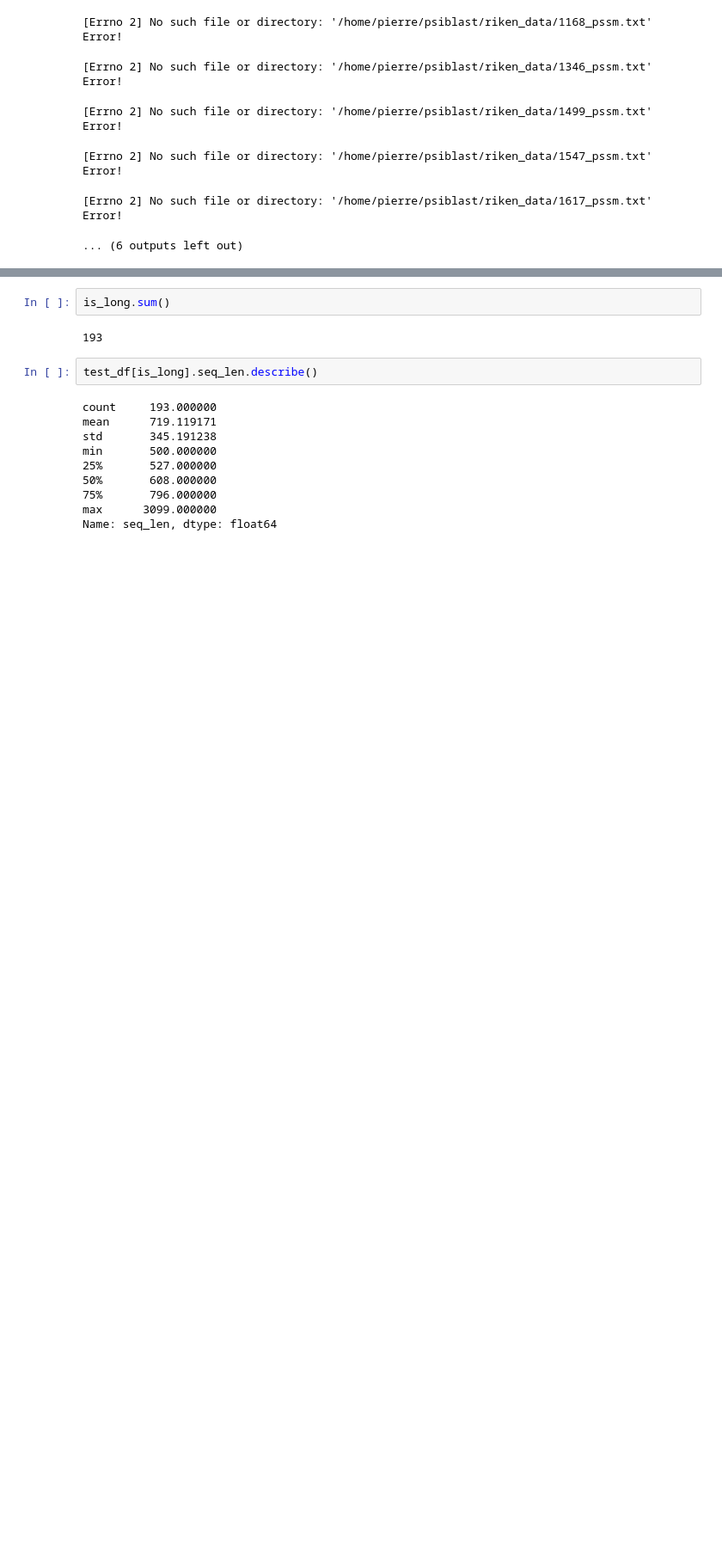
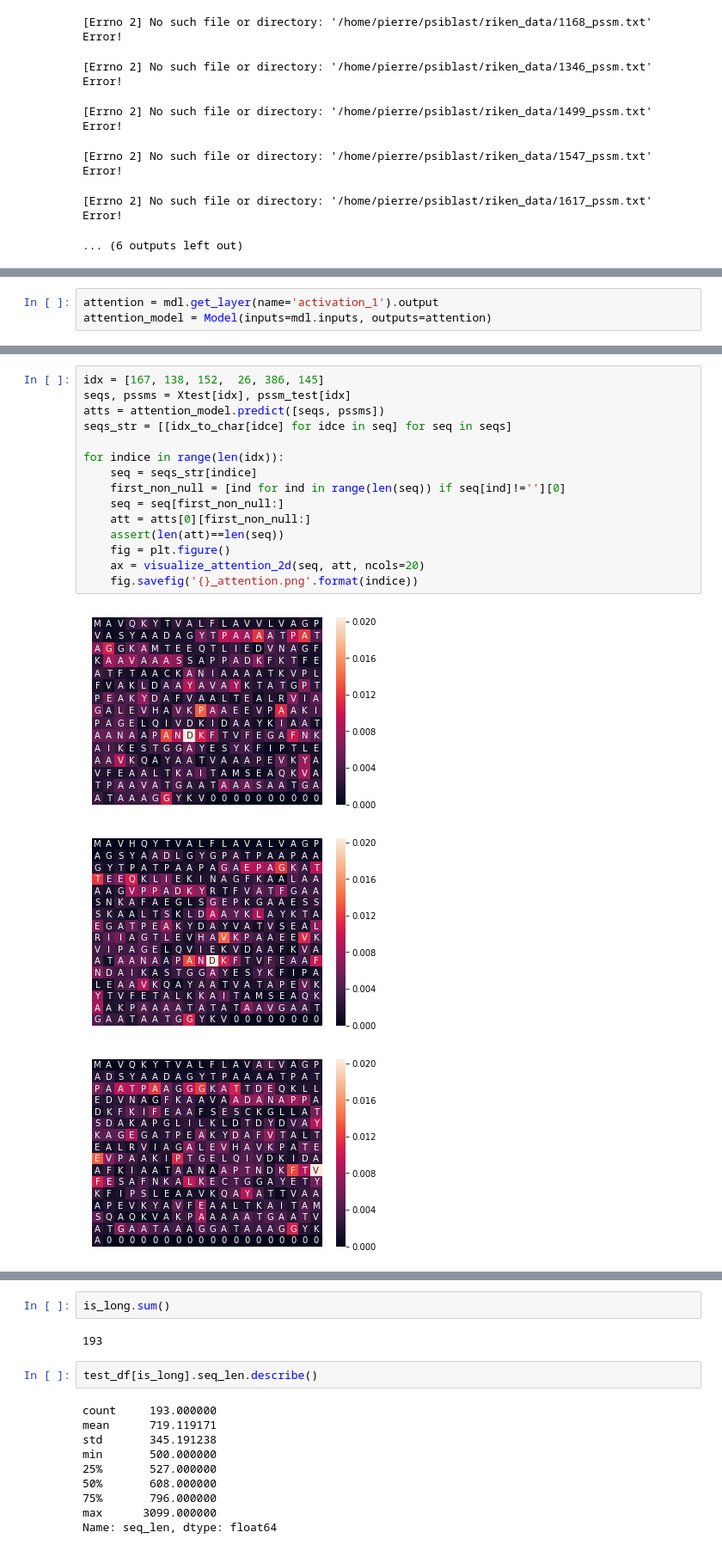
Before and after one commit to PierreBoyeau/proteins, a Jupyter notebook: riken/rnn/model_psiblast_eval.ipynb, the cells around one changed output, grey strips where cells are left out. Shown at 86% size. Drawn from its saved outputs; the diff is of its cells as text; blank space fills up the shorter version.

```diff
--- a/riken/rnn/model_psiblast_eval.ipynb
+++ b/riken/rnn/model_psiblast_eval.ipynb
@@ -99,0 +112,3 @@ See the caveats in the documentation: http://pandas.pydata.org/pandas-docs/stabl
+# %%
+attention = mdl.get_layer(name='activation_1').output
+attention_model = Model(inputs=mdl.inputs, outputs=attention)
@@ -99,0 +147,19 @@ See the caveats in the documentation: http://pandas.pydata.org/pandas-docs/stabl
+# %%
+idx = [167, 138, 152,  26, 386, 145]
+seqs, pssms = Xtest[idx], pssm_test[idx]
+atts = attention_model.predict([seqs, pssms])
+seqs_str = [[idx_to_char[idce] for idce in seq] for seq in seqs]
+
+for indice in range(len(idx)):
+    seq = seqs_str[indice]
+    first_non_null = [ind for ind in range(len(seq)) if seq[ind]!=''][0]
+    seq = seq[first_non_null:]
+    att = atts[0][first_non_null:]
+    assert(len(att)==len(seq))
+    fig = plt.figure()
+    ax = visualize_attention_2d(seq, att, ncols=20)
+    fig.savefig('{}_attention.png'.format(indice))
+# %% [output]
+[figure, added]
+[figure, added]
+[figure, added]
```
Also changed, not shown: parts of 12 cells of this notebook.
